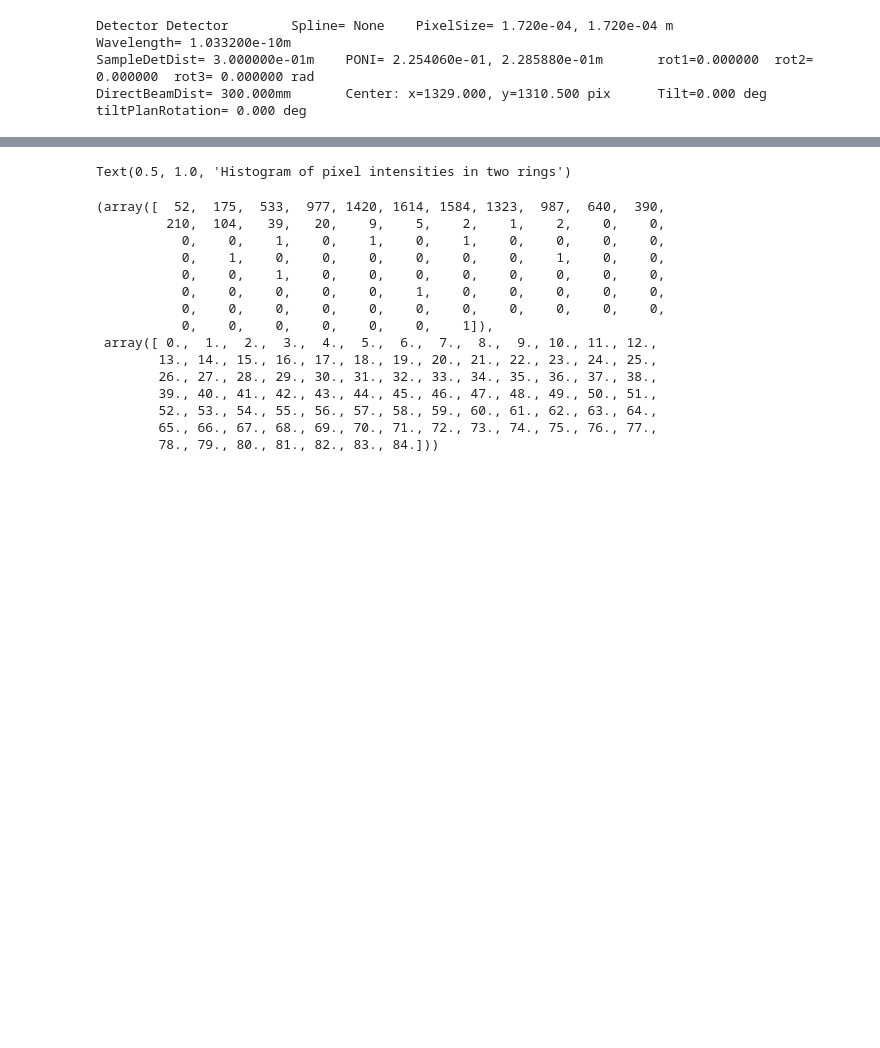
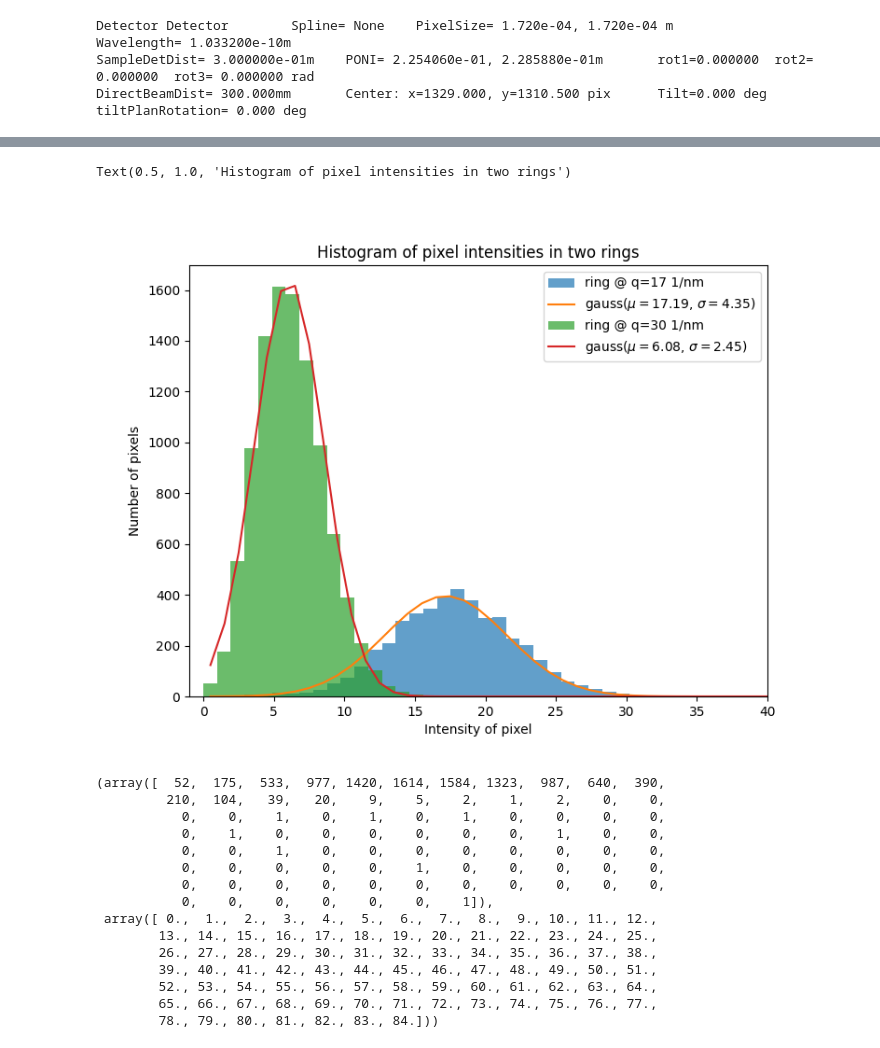
Before and after one commit to silx-kit/silx-training, a Jupyter notebook: pyFAI/SSX.ipynb, the cells around one changed output, grey strips where cells are left out. Drawn from its saved outputs; the diff is of its cells as text; code cells hidden in the pictures; blank space fills up the shorter version.

```diff
--- a/pyFAI/SSX.ipynb
+++ b/pyFAI/SSX.ipynb
@@ -55,7 +53,7 @@ WARNING:pyFAI.detectors._common:guess_binning is not implemented for Detector de
 # %%
 targets = 17, 30
 
-fig, ax = subplots()
+fig, ax = subplots(1, figsize=(8, 6))
 def gaussian(x, h, c, s):
     return h*numpy.exp(-(x-c)**2/(2*s*s))
 
@@ -84,4 +80,5 @@ ax.set_title(f"Histogram of pixel intensities in two rings")
 Text(0.5, 1.0, 'Histogram of pixel intensities in two rings')
+[figure, added]
 # %%
 # Numerical histogram of the last curve:
 numpy.histogram(values, values.max())
```
Also changed, not shown: parts of 21 cells of this notebook.
